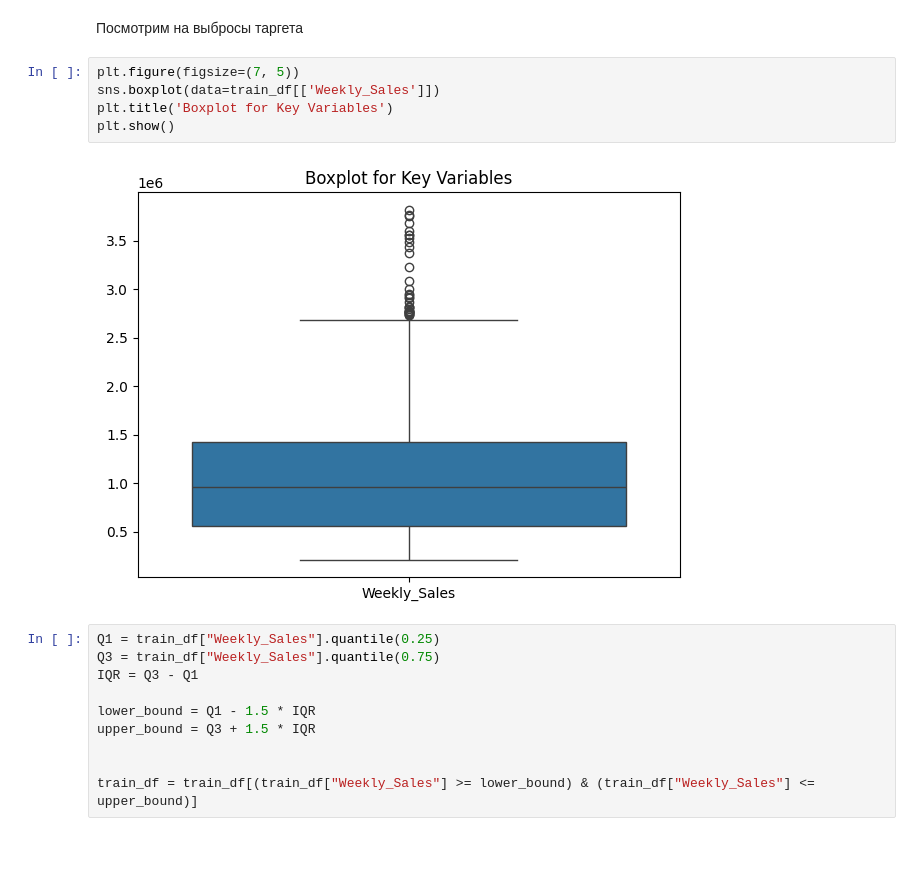
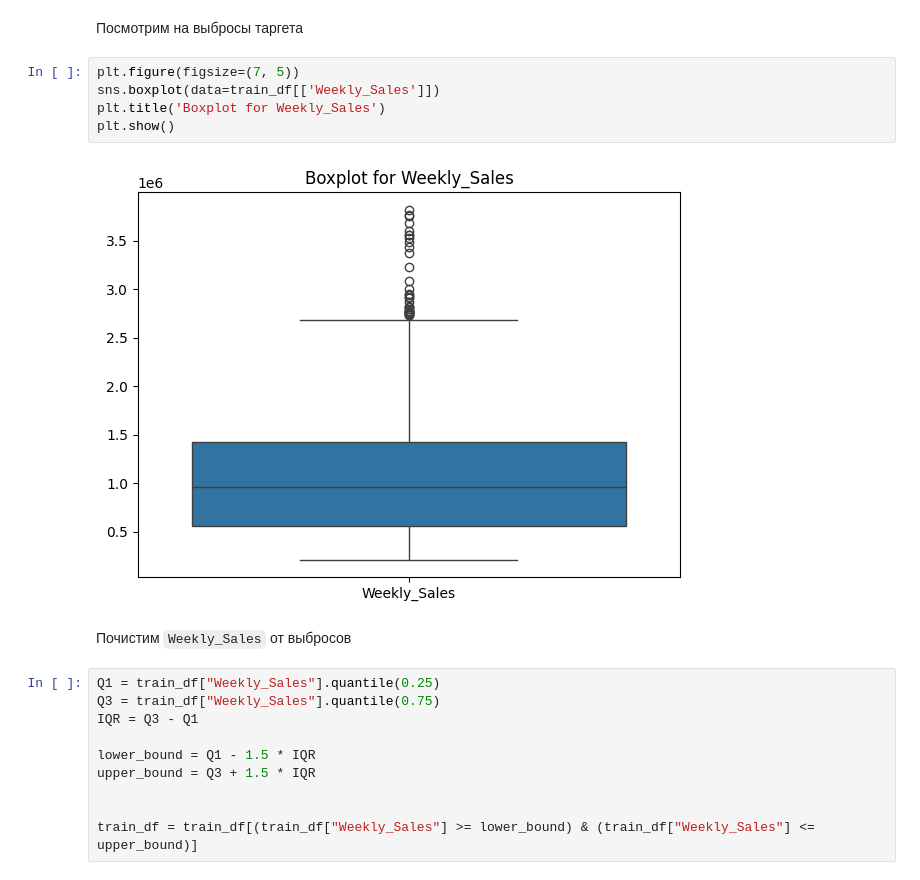
Before and after one commit to anastasia-nemkova/ML_labs, a Jupyter notebook: lab3/submit.ipynb, the cells around one changed output. Drawn from its saved outputs; the diff is of its cells as text; blank space fills up the shorter version.

```diff
--- a/lab3/submit.ipynb
+++ b/lab3/submit.ipynb
@@ -76,10 +81,12 @@ memory usage: 342.1 KB
 # %%
 plt.figure(figsize=(7, 5))
 sns.boxplot(data=train_df[['Weekly_Sales']])
-plt.title('Boxplot for Key Variables')
+plt.title('Boxplot for Weekly_Sales')
 plt.show()
 # %% [output]
-[figure, old version]
+[figure, new version]
+# %% [markdown]
+Почистим `Weekly_Sales` от выбросов
 # %%
 Q1 = train_df["Weekly_Sales"].quantile(0.25)
 Q3 = train_df["Weekly_Sales"].quantile(0.75)
```
Also changed, not shown: parts of 46 cells of this notebook, 1 other file.
